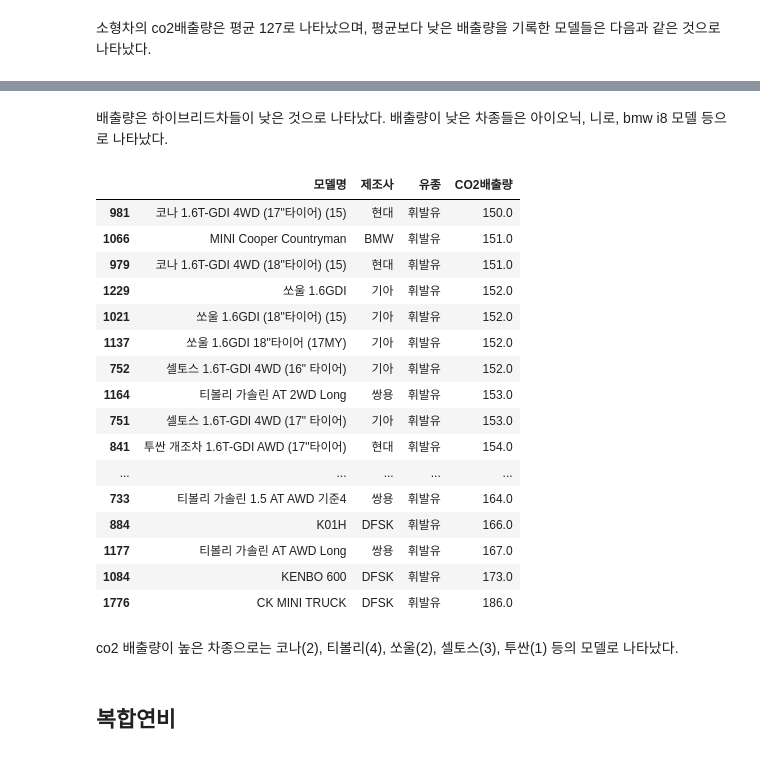
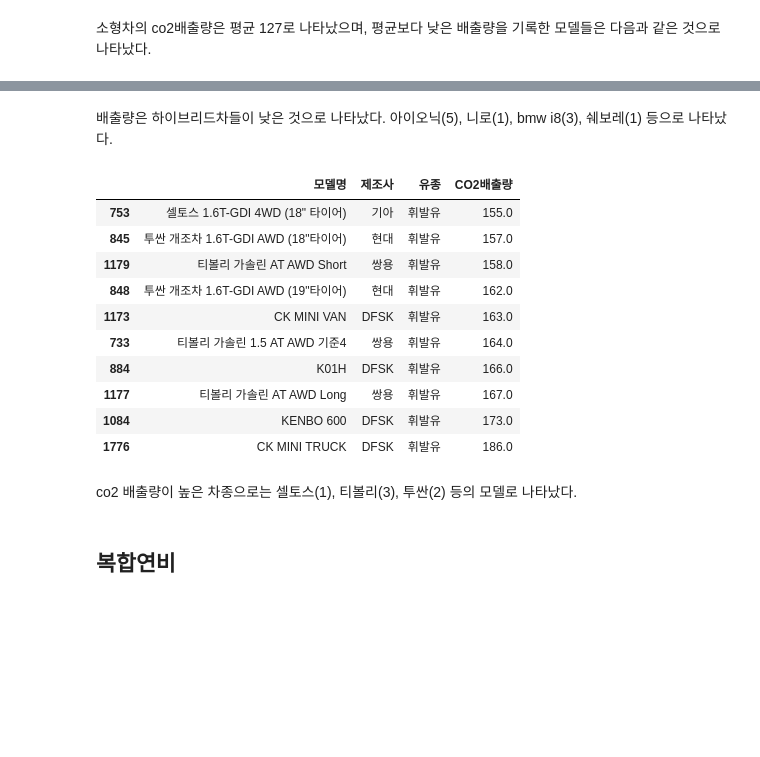
Before and after one commit to krousk/python-space, a Jupyter notebook: 파이썬 3조-남경훈 개인제출 script.ipynb, the cells around one changed output, grey strips where cells are left out. Drawn from its saved outputs; the diff is of its cells as text; code cells hidden in the pictures; blank space fills up the shorter version.

```diff
--- a/파이썬 3조-남경훈 개인제출 script.ipynb
+++ b/파이썬 3조-남경훈 개인제출 script.ipynb
@@ -478,27 +491,21 @@ small_co2.sort_values(by='CO2배출량',ascending=True).head(20)
 # %% [markdown]
-배출량은 하이브리드차들이 낮은 것으로 나타났다. 배출량이 낮은 차종들은 아이오닉, 니로, bmw i8 모델 등으로 나타났다.
+배출량은 하이브리드차들이 낮은 것으로 나타났다. 아이오닉(5), 니로(1), bmw i8(3), 쉐보레(1) 등으로 나타났다.
 # %%
-small_co2.sort_values(by='CO2배출량',ascending=True).tail(20)
+small_co2.sort_values(by='CO2배출량',ascending=True).tail(10)
 # %% [output]
 |  | 모델명 | 제조사 | 유종 | CO2배출량 |
-| 981 | 코나 1.6T-GDI 4WD (17"타이어) (15) | 현대 | 휘발유 | 150.0 |
-| 1066 | MINI Cooper Countryman | BMW | 휘발유 | 151.0 |
-| 979 | 코나 1.6T-GDI 4WD (18"타이어) (15) | 현대 | 휘발유 | 151.0 |
-| 1229 | 쏘울 1.6GDI | 기아 | 휘발유 | 152.0 |
-| 1021 | 쏘울 1.6GDI (18"타이어) (15) | 기아 | 휘발유 | 152.0 |
-| 1137 | 쏘울 1.6GDI 18"타이어 (17MY) | 기아 | 휘발유 | 152.0 |
-| 752 | 셀토스 1.6T-GDI 4WD (16" 타이어) | 기아 | 휘발유 | 152.0 |
-| 1164 | 티볼리 가솔린 AT 2WD Long | 쌍용 | 휘발유 | 153.0 |
-| 751 | 셀토스 1.6T-GDI 4WD (17" 타이어) | 기아 | 휘발유 | 153.0 |
-| 841 | 투싼 개조차 1.6T-GDI AWD (17"타이어) | 현대 | 휘발유 | 154.0 |
-| ... | ... | ... | ... | ... |
+| 753 | 셀토스 1.6T-GDI 4WD (18" 타이어) | 기아 | 휘발유 | 155.0 |
+| 845 | 투싼 개조차 1.6T-GDI AWD (18"타이어) | 현대 | 휘발유 | 157.0 |
+| 1179 | 티볼리 가솔린 AT AWD Short | 쌍용 | 휘발유 | 158.0 |
+| 848 | 투싼 개조차 1.6T-GDI AWD (19"타이어) | 현대 | 휘발유 | 162.0 |
+| 1173 | CK MINI VAN | DFSK | 휘발유 | 163.0 |
 | 733 | 티볼리 가솔린 1.5 AT AWD 기준4 | 쌍용 | 휘발유 | 164.0 |
 | 884 | K01H | DFSK | 휘발유 | 166.0 |
 | 1177 | 티볼리 가솔린 AT AWD Long | 쌍용 | 휘발유 | 167.0 |
 | 1084 | KENBO 600 | DFSK | 휘발유 | 173.0 |
 | 1776 | CK MINI TRUCK | DFSK | 휘발유 | 186.0 |
 # %% [markdown]
-co2 배출량이 높은 차종으로는 코나(2), 티볼리(4), 쏘울(2), 셀토스(3), 투싼(1) 등의 모델로 나타났다.
+co2 배출량이 높은 차종으로는 셀토스(1), 티볼리(3), 투싼(2) 등의 모델로 나타났다.
 # %% [markdown]
 ## 복합연비
 # %%
```
Also changed, not shown: parts of 78 cells of this notebook, 1 other file.
